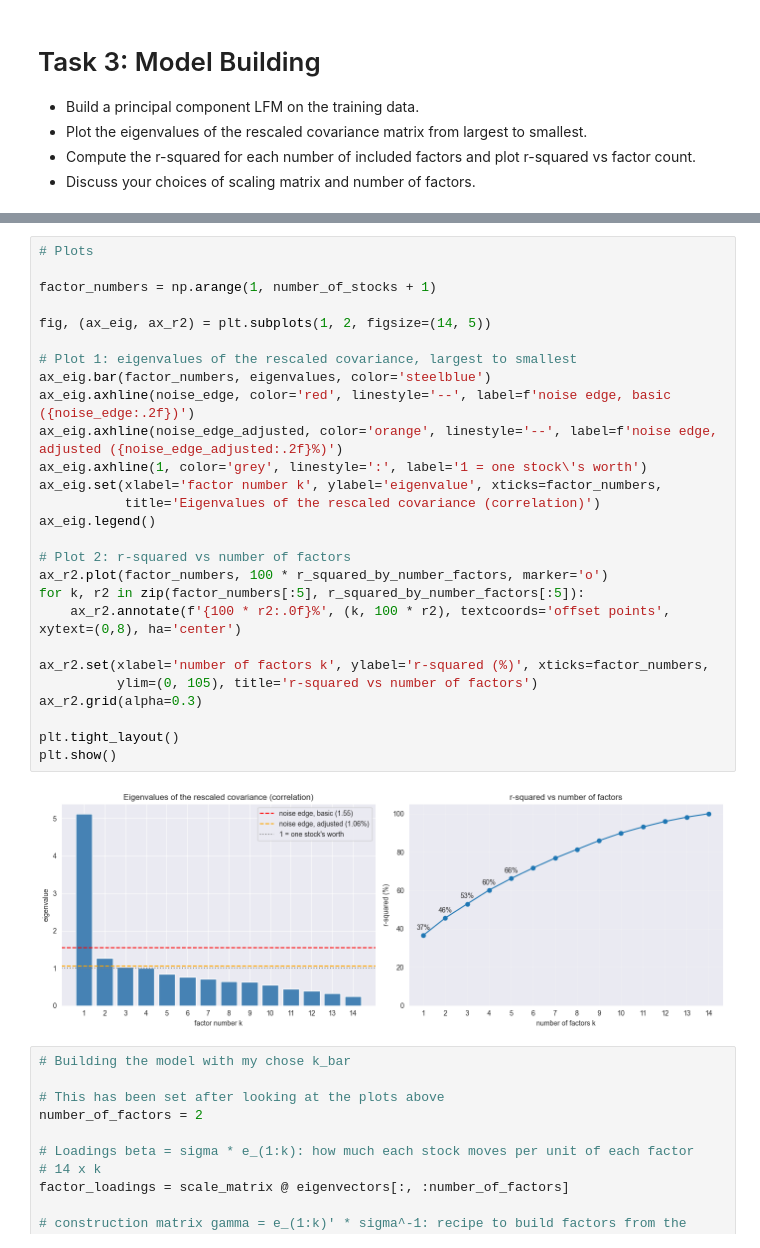
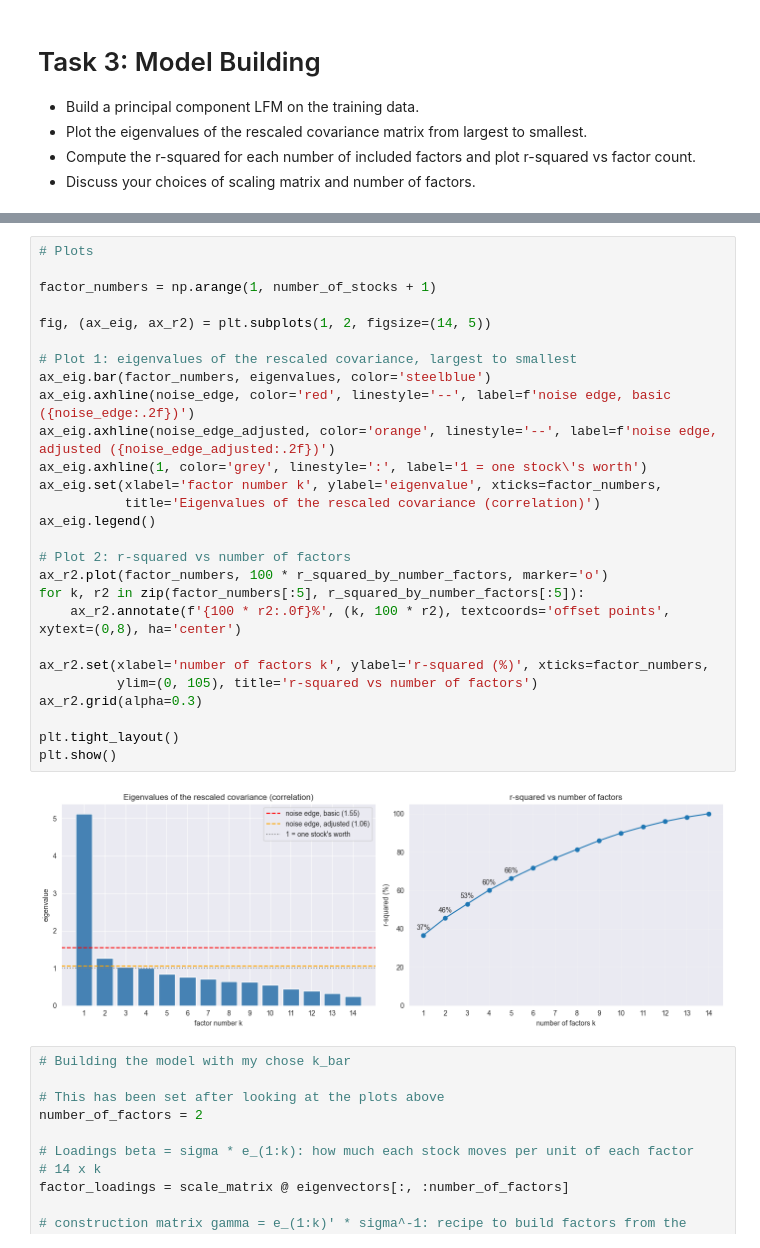
Before and after one commit to Gok-ML-AI/ARPM, a Jupyter notebook: module-01-linear-mean-covariance/Principal-Component-Analysis/pp_orincipal_component_portfolios_of_technology_stocks.ipynb, the cells around one changed output, grey strips where cells are left out. Drawn from its saved outputs; the diff is of its cells as text.

```diff
--- a/module-01-linear-mean-covariance/Principal-Component-Analysis/pp_orincipal_component_portfolios_of_technology_stocks.ipynb
+++ b/module-01-linear-mean-covariance/Principal-Component-Analysis/pp_orincipal_component_portfolios_of_technology_stocks.ipynb
@@ -485,32 +485,32 @@ Noise edge: 1.55 (basic) | 1.06 (adjusted for factor 1)
 # %%
 # Plots
 
 factor_numbers = np.arange(1, number_of_stocks + 1)
 
 fig, (ax_eig, ax_r2) = plt.subplots(1, 2, figsize=(14, 5))
 
 # Plot 1: eigenvalues of the rescaled covariance, largest to smallest
 ax_eig.bar(factor_numbers, eigenvalues, color='steelblue')
 ax_eig.axhline(noise_edge, color='red', linestyle='--', label=f'noise edge, basic ({noise_edge:.2f})')
-ax_eig.axhline(noise_edge_adjusted, color='orange', linestyle='--', label=f'noise edge, adjusted ({noise_edge_adjusted:.2f}%)')
+ax_eig.axhline(noise_edge_adjusted, color='orange', linestyle='--', label=f'noise edge, adjusted ({noise_edge_adjusted:.2f})')
 ax_eig.axhline(1, color='grey', linestyle=':', label='1 = one stock\'s worth')
 ax_eig.set(xlabel='factor number k', ylabel='eigenvalue', xticks=factor_numbers,
            title='Eigenvalues of the rescaled covariance (correlation)')
 ax_eig.legend()
 
 # Plot 2: r-squared vs number of factors
 ax_r2.plot(factor_numbers, 100 * r_squared_by_number_factors, marker='o')
 for k, r2 in zip(factor_numbers[:5], r_squared_by_number_factors[:5]):
     ax_r2.annotate(f'{100 * r2:.0f}%', (k, 100 * r2), textcoords='offset points', xytext=(0,8), ha='center')
 
 ax_r2.set(xlabel='number of factors k', ylabel='r-squared (%)', xticks=factor_numbers,
           ylim=(0, 105), title='r-squared vs number of factors')
 ax_r2.grid(alpha=0.3)
 
 plt.tight_layout()
 plt.show()
 # %% [output]
-[figure, old version]
+[figure, new version]
 # %%
 # Building the model with my chose k_bar
 
```
Also changed, not shown: parts of 15 cells of this notebook.
